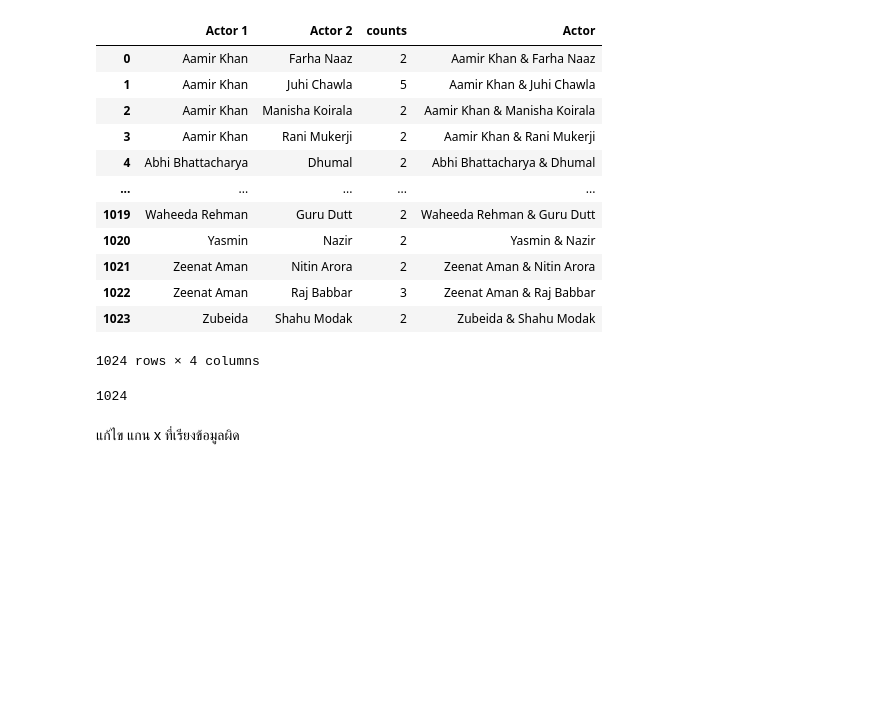
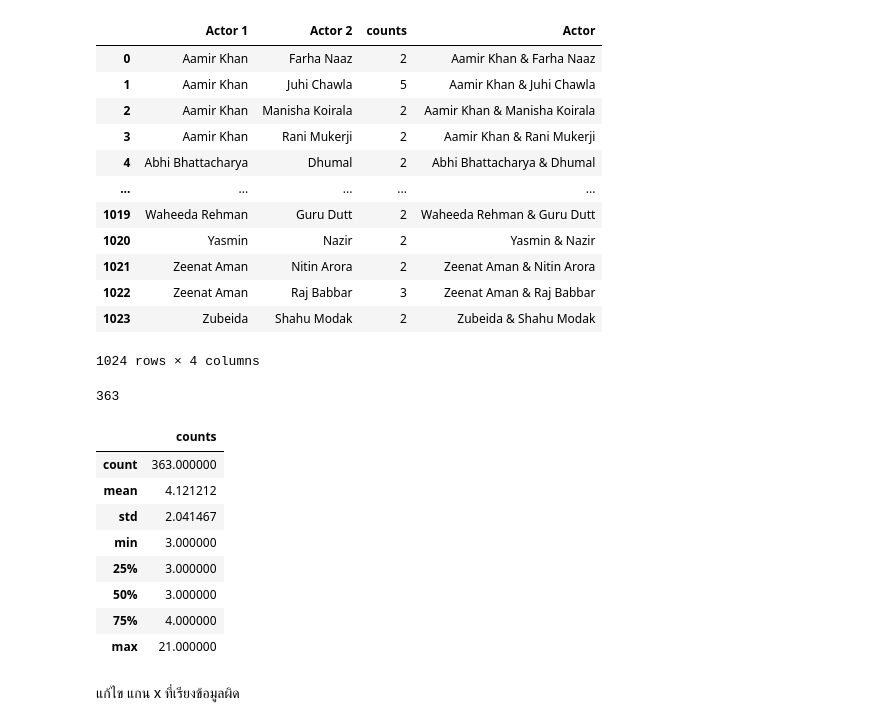
Before and after one commit to Suwannaket1/python_dataviz2024, a Jupyter notebook: Visualize_Data_Comparison_2024.ipynb, the cells around one changed output. Drawn from its saved outputs; the diff is of its cells as text; code cells hidden in the pictures; blank space fills up the shorter version.

```diff
--- a/Visualize_Data_Comparison_2024.ipynb
+++ b/Visualize_Data_Comparison_2024.ipynb
@@ -438,11 +438,23 @@ duplicate_counts
 # %%
 # prompt: ลบ counts <2  ออก
 
-duplicate_counts = duplicate_counts[duplicate_counts['counts'] >= 2]
+duplicate_counts = duplicate_counts[duplicate_counts['counts'] > 2]
 # %%
 len(set(duplicate_counts['Actor']))
 # %% [output]
-1024
+363
+# %%
+duplicate_counts.describe()
+# %% [output]
+|  | counts |
+| count | 363.000000 |
+| mean | 4.121212 |
+| std | 2.041467 |
+| min | 3.000000 |
+| 25% | 3.000000 |
+| 50% | 3.000000 |
+| 75% | 4.000000 |
+| max | 21.000000 |
 # %%
 plt.hist(Actor, bins=len(set(duplicate_counts['Actor'])))
 plt.xticks(rotation='vertical');
```
Also changed, not shown: parts of 2 cells of this notebook.
